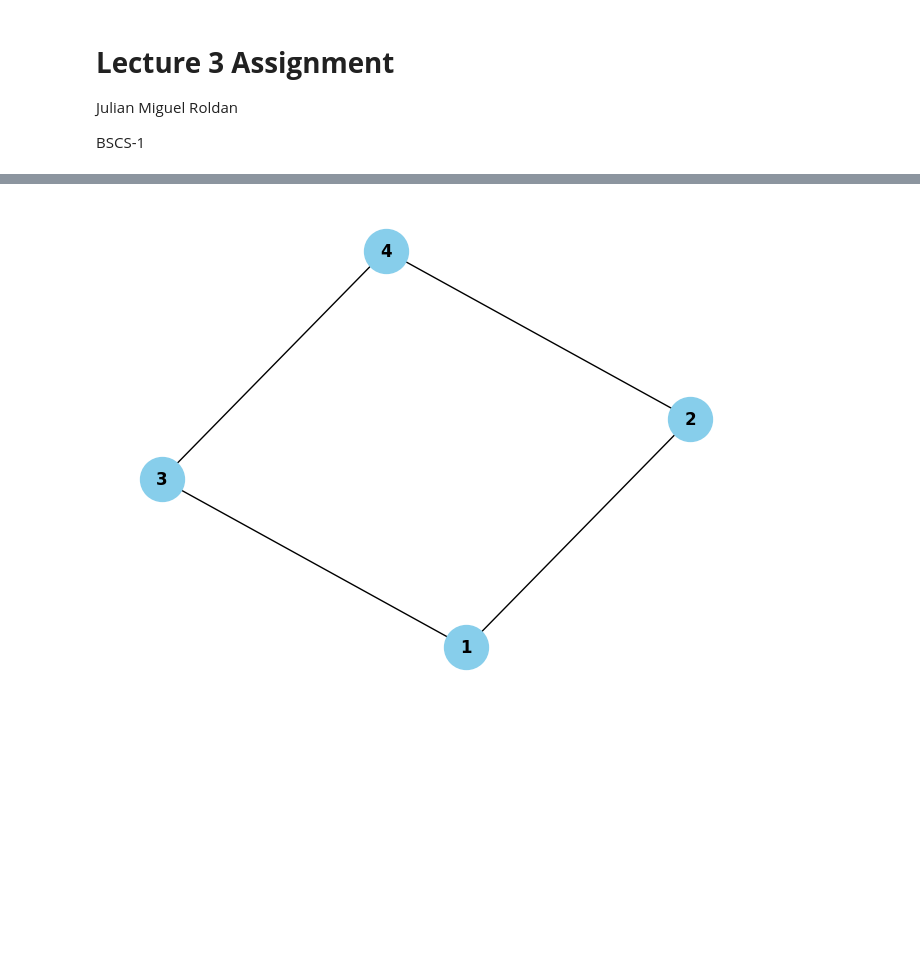
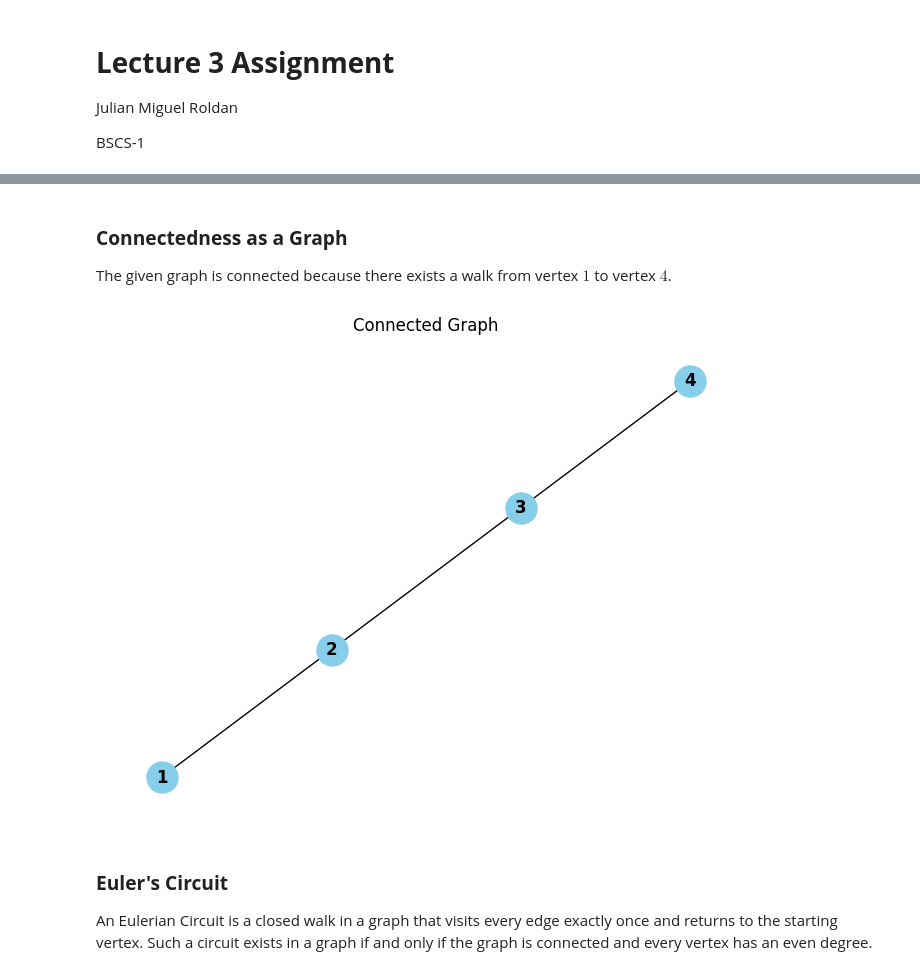
Before and after one commit to Snek-08/Discrete_Math_2_Roldan, a Jupyter notebook: Assignments/Lecture3.ipynb, the cells around one changed output, grey strips where cells are left out. Drawn from its saved outputs; the diff is of its cells as text; code cells hidden in the pictures; blank space fills up the shorter version.

```diff
--- a/Assignments/Lecture3.ipynb
+++ b/Assignments/Lecture3.ipynb
@@ -9,17 +164,26 @@ BSCS-1
+# %% [markdown]
+### **Connectedness as a Graph**
+
+
+The given graph is connected because there exists a walk from vertex ${1}$ to vertex ${4}$.
 # %%
 import networkx as nx
 import matplotlib.pyplot as plt
 
-# Create an empty graph
 G = nx.Graph()
+G.add_edges_from([(1, 2), (2, 3), (3, 4)])
 
-# Add edges to create a diamond-shaped graph
-G.add_edges_from([(1, 2), (1, 3), (2, 4), (3, 4)])
+is_connected = nx.is_connected(G)
 
-# Draw the graph
-nx.draw(G, with_labels=True, node_color='skyblue', node_size=1000, font_size=12, font_weight='bold')
+nx.draw(G, with_labels=True, node_color='skyblue', node_size=500, font_size=12, font_weight='bold')
 
-# Show the graph
+if is_connected:
+    plt.title('Connected Graph')
+
 plt.show()
 # %% [output]
-[figure, old version]
+[figure, new version]
+# %% [markdown]
+### **Euler's Circuit**
+
+An Eulerian Circuit is a closed walk in a graph that visits every edge exactly once and returns to the starting vertex. Such a circuit exists in a graph if and only if the graph is connected and every vertex has an even degree.
```
Also changed, not shown: parts of 23 cells of this notebook, 1 other file.
